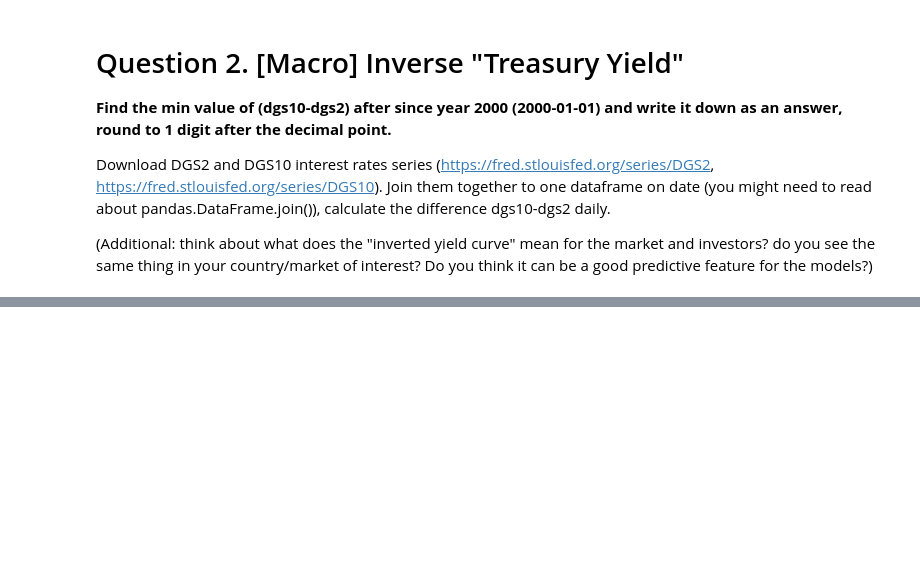
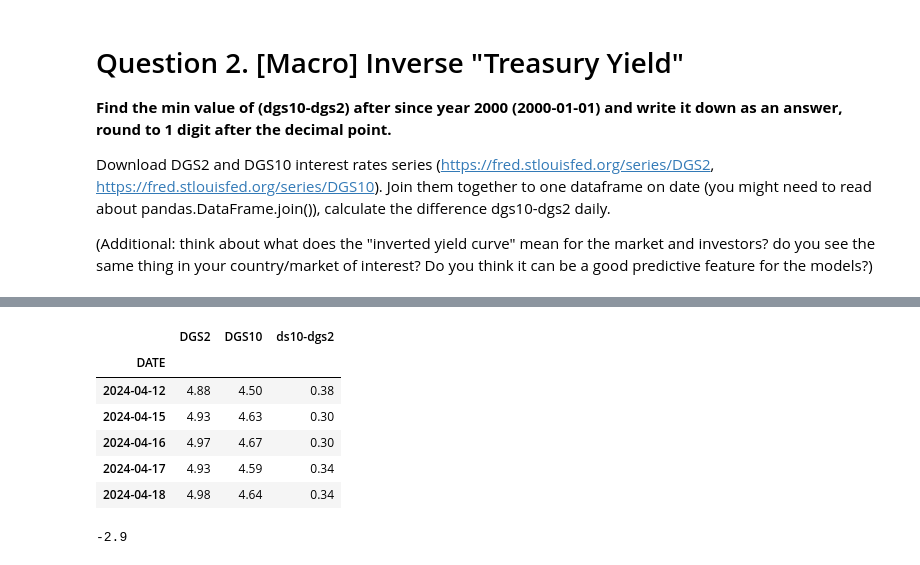
Before and after one commit to genagma/stock-markets-analytics-zoomcamp-workspace, a Jupyter notebook: notebooks/homework_1.ipynb, the cells around one changed output, grey strips where cells are left out. Cells and saved outputs as stored; diff of their text form; code cells hidden in the pictures; blank space fills up the shorter version.

```diff
--- a/notebooks/homework_1.ipynb
+++ b/notebooks/homework_1.ipynb
@@ -71,3 +71,7 @@ gdpc1.tail()
 Download DGS2 and DGS10 interest rates series (https://fred.stlouisfed.org/series/DGS2, https://fred.stlouisfed.org/series/DGS10). Join them together to one dataframe on date (you might need to read about pandas.DataFrame.join()), calculate the difference dgs10-dgs2 daily.
 
 (Additional: think about what does the "inverted yield curve" mean for the market and investors? do you see the same thing in your country/market of interest? Do you think it can be a good predictive feature for the models?)
+# %%
+# https://fred.stlouisfed.org/series/DGS2
+dgs2 = pdr.DataReader("DGS2", "fred", start=start)
+dgs2.tail()
@@ -73,0 +86,4 @@ Download DGS2 and DGS10 interest rates series (https://fred.stlouisfed.org/serie
+# %%
+# https://fred.stlouisfed.org/series/DGS10
+dgs10 = pdr.DataReader("DGS10", "fred", start=start)
+dgs10.tail()
@@ -73,0 +98,3 @@ Download DGS2 and DGS10 interest rates series (https://fred.stlouisfed.org/serie
+# %%
+dsg_2_10 = dgs2.join(dgs10,  on='DATE')
+dsg_2_10.tail()
@@ -73,0 +109,15 @@ Download DGS2 and DGS10 interest rates series (https://fred.stlouisfed.org/serie
+# %%
+dsg_2_10['ds10-dgs2'] = dsg_2_10['DGS2'] - dsg_2_10['DGS10']
+dsg_2_10.tail()
+# %% [output]
+|  | DGS2 | DGS10 | ds10-dgs2 |
+| DATE |  |  |  |
+| 2024-04-12 | 4.88 | 4.50 | 0.38 |
+| 2024-04-15 | 4.93 | 4.63 | 0.30 |
+| 2024-04-16 | 4.97 | 4.67 | 0.30 |
+| 2024-04-17 | 4.93 | 4.59 | 0.34 |
+| 2024-04-18 | 4.98 | 4.64 | 0.34 |
+# %%
+(dsg_2_10['ds10-dgs2'].loc['20000101':].min()).round(1)
+# %% [output]
+-2.9
```
Also changed, not shown: parts of 3 cells of this notebook.
